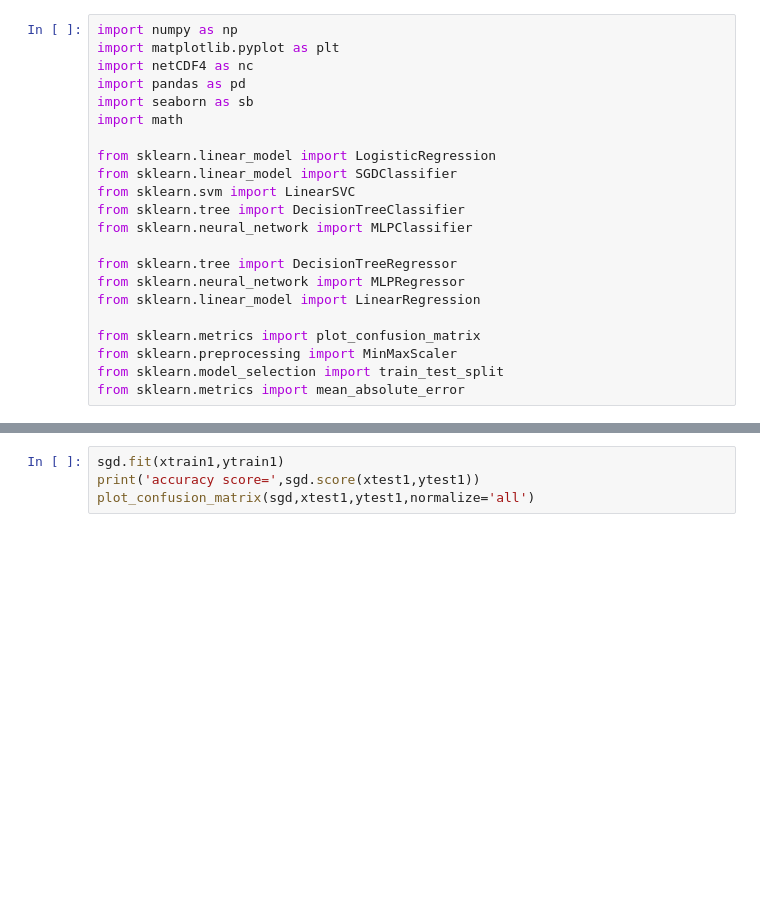
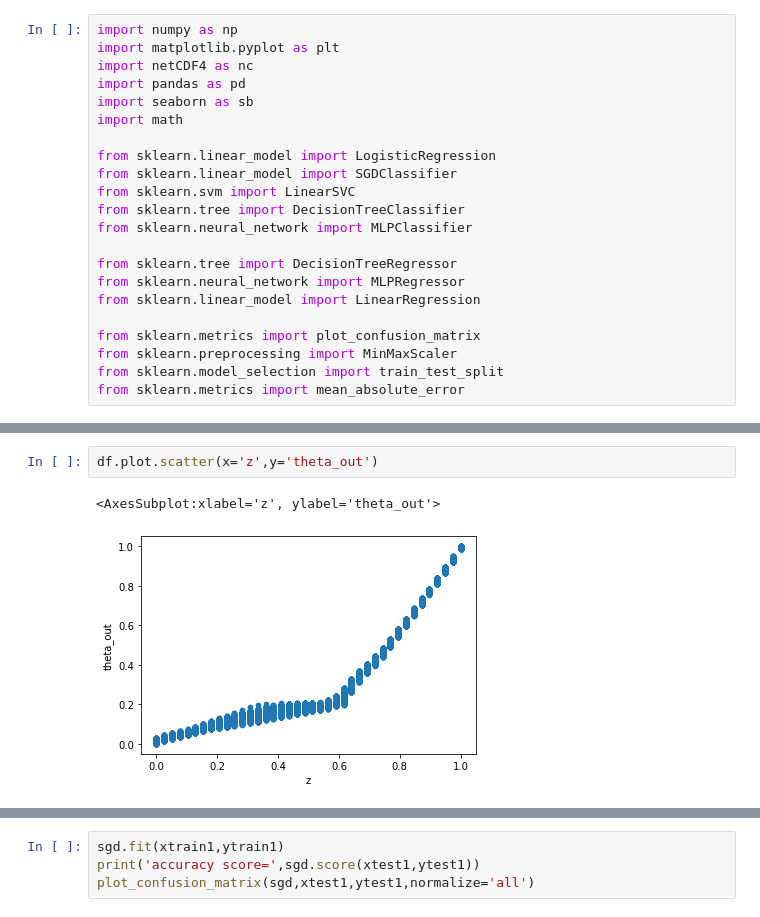
Before and after one commit to zane-b/SULI-REPO, a Jupyter notebook: microPhysNB.ipynb, the cells around one changed output, grey strips where cells are left out. Saved outputs shown, nothing was run; the diff lists cells and outputs as text; blank space fills up the shorter version.

```diff
--- a/microPhysNB.ipynb
+++ b/microPhysNB.ipynb
@@ -397,0 +227,5 @@ accuracy score= 0.9338642272882032
+# %%
+df.plot.scatter(x='z',y='theta_out')
+# %% [output]
+<AxesSubplot:xlabel='z', ylabel='theta_out'>
+[figure, added]
```
Also changed, not shown: parts of 19 cells of this notebook.
